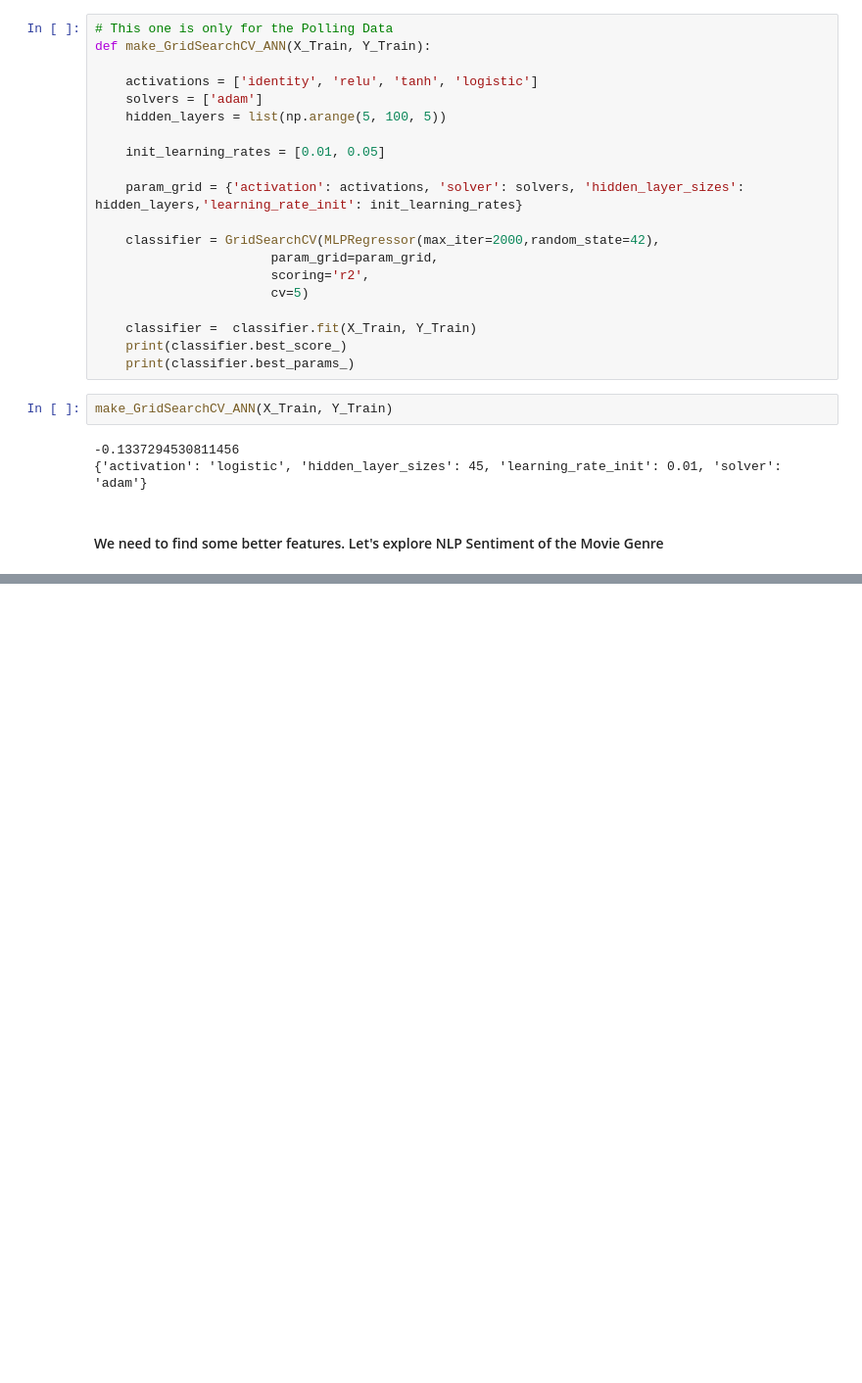
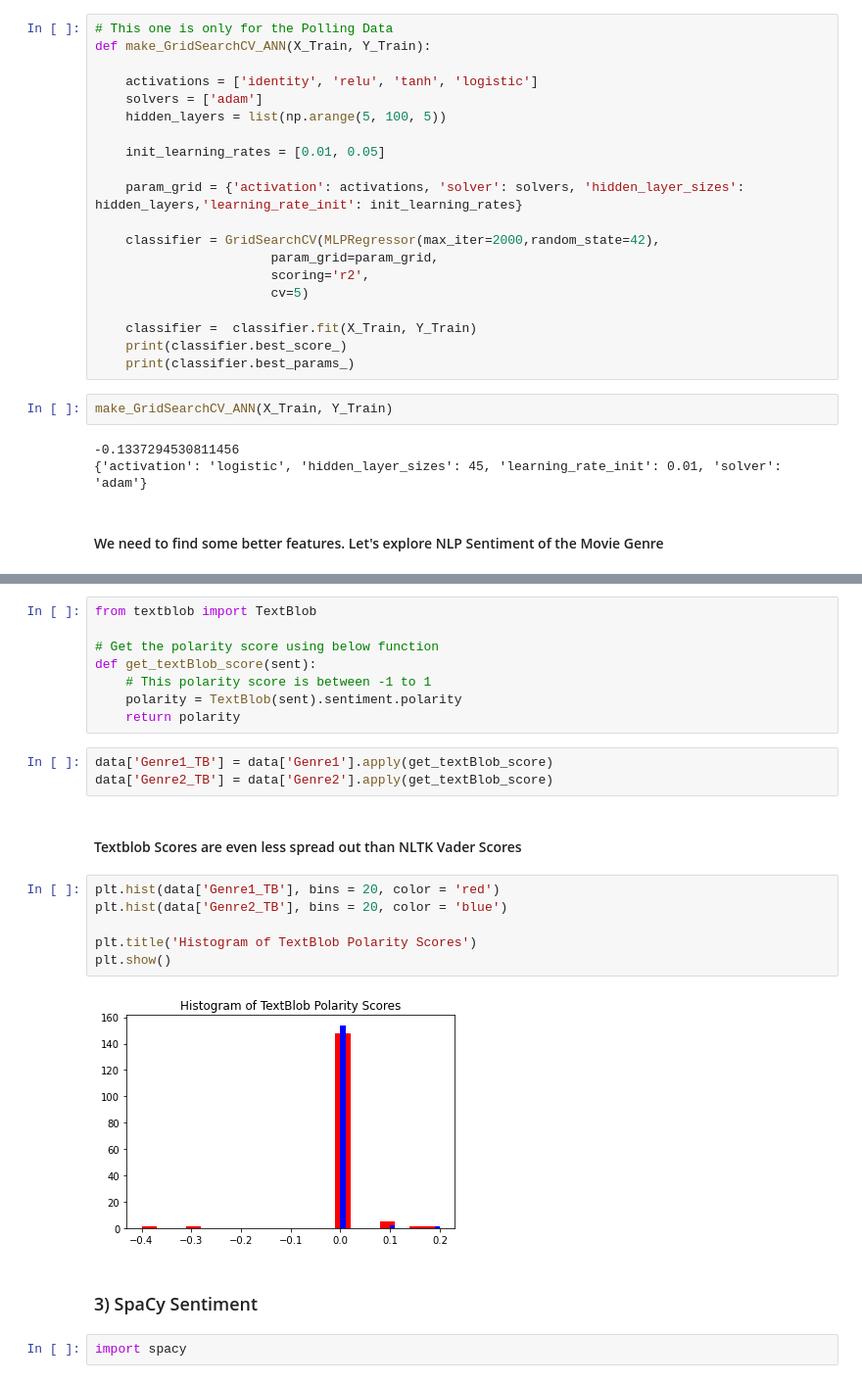
Before and after one commit to amandahutter/Movies-Analysis, a Jupyter notebook: Movies.ipynb, the cells around one changed output, grey strips where cells are left out. Shown: that part at 98% size. Drawn from its saved outputs; the diff is of its cells as text; blank space fills up the shorter version.

```diff
--- a/Movies.ipynb
+++ b/Movies.ipynb
@@ -632,0 +671,25 @@ pos: 0.0,
+# %%
+from textblob import TextBlob
+
+# Get the polarity score using below function
+def get_textBlob_score(sent):
+    # This polarity score is between -1 to 1
+    polarity = TextBlob(sent).sentiment.polarity
+    return polarity
+# %%
+data['Genre1_TB'] = data['Genre1'].apply(get_textBlob_score)
+data['Genre2_TB'] = data['Genre2'].apply(get_textBlob_score)
+# %% [markdown]
+#### Textblob Scores are even less spread out than NLTK Vader Scores
+# %%
+plt.hist(data['Genre1_TB'], bins = 20, color = 'red')
+plt.hist(data['Genre2_TB'], bins = 20, color = 'blue')
+
+plt.title('Histogram of TextBlob Polarity Scores')
+plt.show()
+# %% [output]
+[figure, added]
+# %% [markdown]
+### 3) SpaCy Sentiment
+# %%
+import spacy
```
Also changed, not shown: parts of 23 cells of this notebook.
